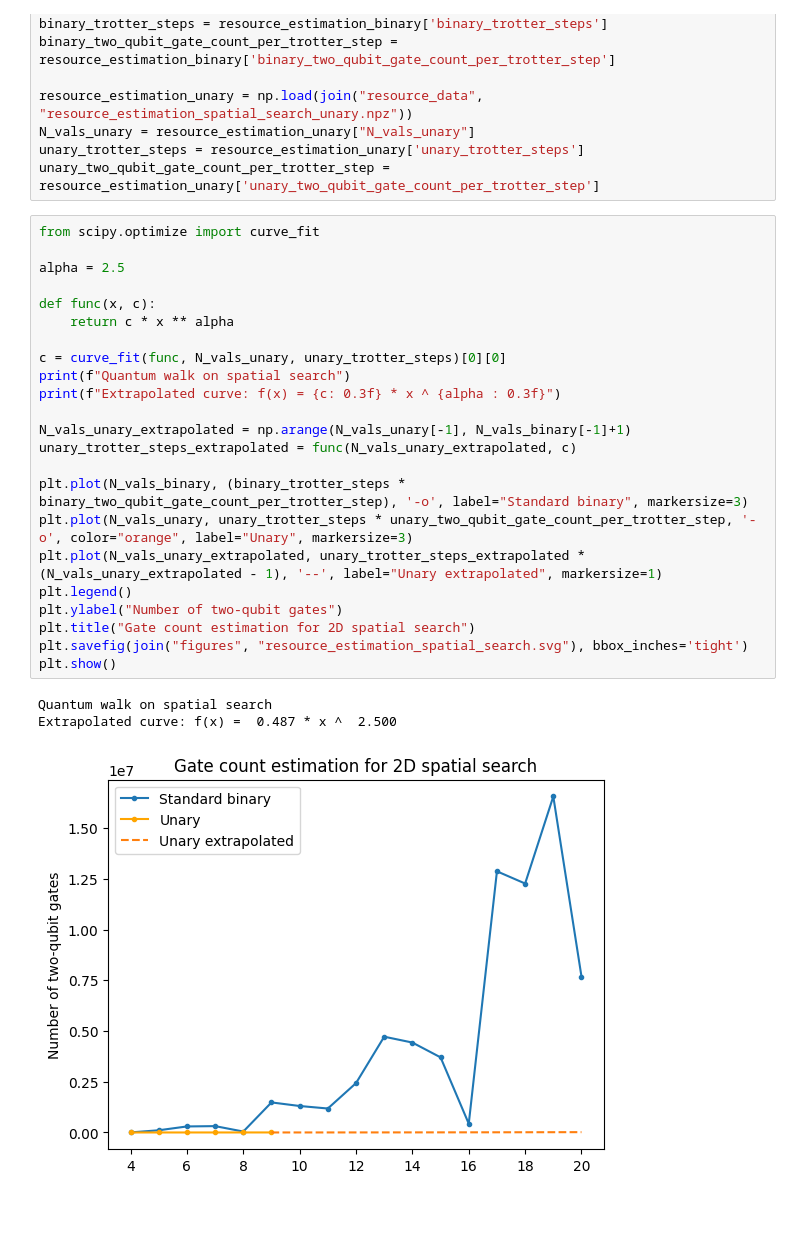
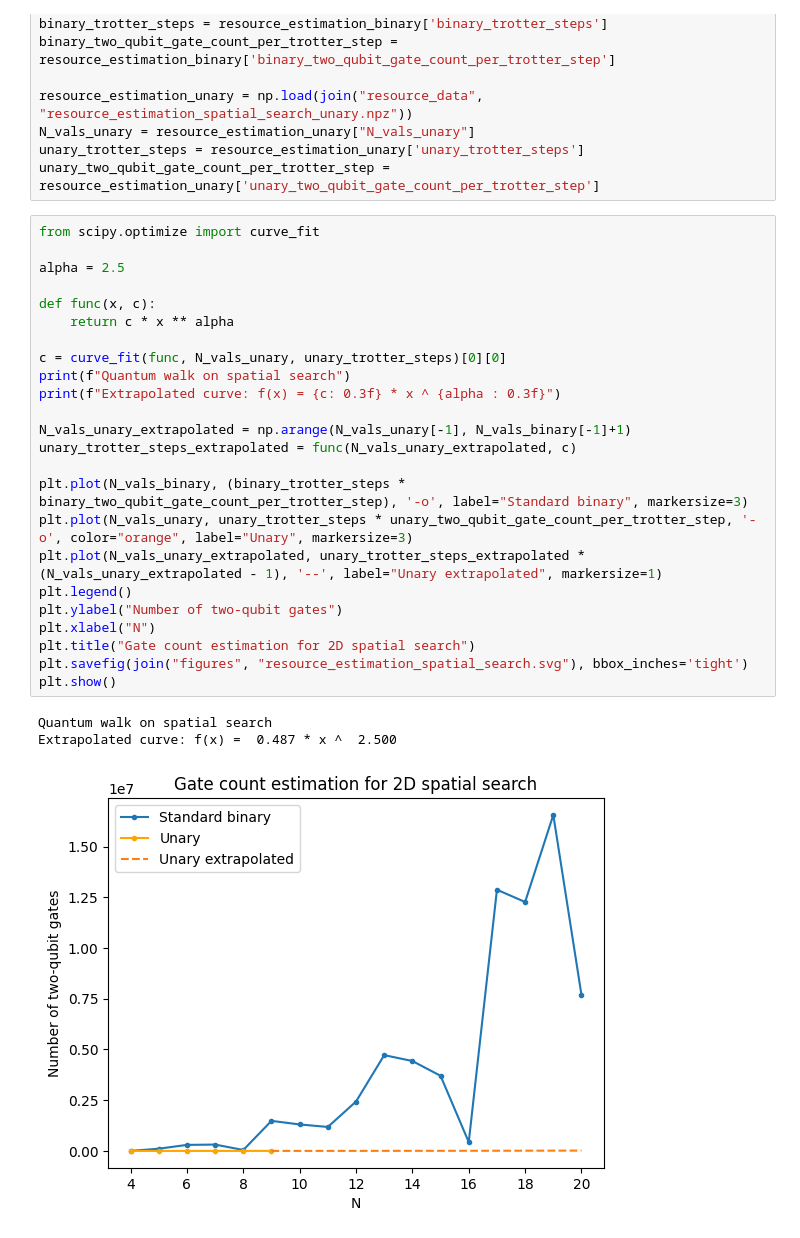
Before and after one commit to jiaqileng/hamiltonian-embedding, a Jupyter notebook: resource_estimation_plots.ipynb, the cells around one changed output. Saved outputs shown, nothing was run; the diff lists cells and outputs as text; blank space fills up the shorter version.

```diff
--- a/resource_estimation_plots.ipynb
+++ b/resource_estimation_plots.ipynb
@@ -56,27 +57,28 @@ unary_two_qubit_gate_count_per_trotter_step = resource_estimation_unary['unary_t
 # %%
 from scipy.optimize import curve_fit
 
 alpha = 2.5
 
 def func(x, c):
     return c * x ** alpha
 
 c = curve_fit(func, N_vals_unary, unary_trotter_steps)[0][0]
 print(f"Quantum walk on spatial search")
 print(f"Extrapolated curve: f(x) = {c: 0.3f} * x ^ {alpha : 0.3f}")
 
 N_vals_unary_extrapolated = np.arange(N_vals_unary[-1], N_vals_binary[-1]+1)
 unary_trotter_steps_extrapolated = func(N_vals_unary_extrapolated, c)
 
 plt.plot(N_vals_binary, (binary_trotter_steps * binary_two_qubit_gate_count_per_trotter_step), '-o', label="Standard binary", markersize=3)
 plt.plot(N_vals_unary, unary_trotter_steps * unary_two_qubit_gate_count_per_trotter_step, '-o', color="orange", label="Unary", markersize=3)
 plt.plot(N_vals_unary_extrapolated, unary_trotter_steps_extrapolated * (N_vals_unary_extrapolated - 1), '--', label="Unary extrapolated", markersize=1)
 plt.legend()
 plt.ylabel("Number of two-qubit gates")
+plt.xlabel("N")
 plt.title("Gate count estimation for 2D spatial search")
 plt.savefig(join("figures", "resource_estimation_spatial_search.svg"), bbox_inches='tight')
 plt.show()
 # %% [output]
 Quantum walk on spatial search
 Extrapolated curve: f(x) =  0.487 * x ^  2.500
-[figure, old version]
+[figure, new version]
```
Also changed, not shown: parts of 1 cell of this notebook, 2 other files.
